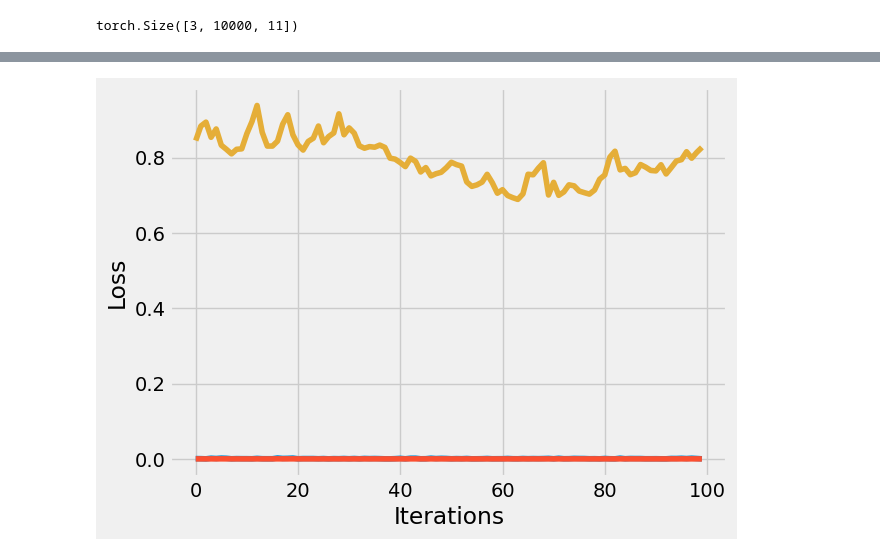
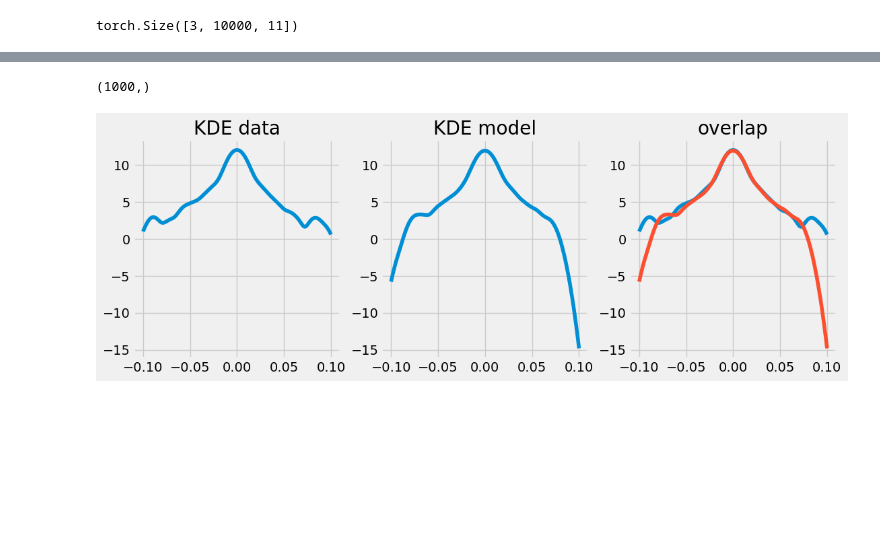
Before and after one commit to jetark/mzs, a Jupyter notebook: cvae_mzs.ipynb, the cells around one changed output, grey strips where cells are left out. Cells and saved outputs as stored; diff of their text form; code cells hidden in the pictures; blank space fills up the shorter version.

```diff
--- a/cvae_mzs.ipynb
+++ b/cvae_mzs.ipynb
@@ -246,13 +253,37 @@ tensor([0.5695, 0.1770]) tensor([0.5918, 0.4410])
-# %%
-# Defining the Plot Style
-plt.style.use('fivethirtyeight')
-plt.xlabel('Iterations')
-plt.ylabel('Loss')
-# Plotting the last 100 values
-plt.plot(losses[-100:])
-plt.show()
-# %% [output]
-[figure, removed]
+# %%
+r_x = r_aux[:, 0].reshape(-1, 1)
+rx_new = r_new[-1, :, 0].reshape(-1, 1)
+
+kde1 = KernelDensity(bandwidth=0.005)
+kde1.fit(r_aux)
+kde2 = KernelDensity(bandwidth=0.005)
+kde2.fit(r_new[-1]);
+# %%
+grid = numpy.linspace(-0.1, 0.1, 1000)
+z = numpy.full((1000,2), 0)
+grid = numpy.concatenate((grid[:, numpy.newaxis],z), axis=1)
+pdf_data = kde1.score_samples(grid)
+pdf_rec = kde2.score_samples(grid)
+
+print(pdf_data.shape)
+fig = plt.figure(figsize=(12,4))
+
+ax1 = fig.add_subplot(1,3,1)
+ax1.plot(grid[:,0], pdf_data)
+ax1.set_title('KDE data')
+
+ax2 = fig.add_subplot(1,3,2, sharex=ax1, sharey=ax1)
+ax2.plot(grid[:,0], pdf_rec)
+ax2.set_title('KDE model')
+
+ax3 = fig.add_subplot(1,3,3)
+ax3.plot(grid[:,0], pdf_data)
+ax3.plot(grid[:,0], pdf_rec)
+ax3.set_title('overlap')
+fig.show()
+# %% [output]
+(1000,)
+[figure, added]
 # %%
 # Save model parameters
 torch.save(VAE.state_dict(), 'model_state.pt')
```
Also changed, not shown: parts of 10 cells of this notebook.
